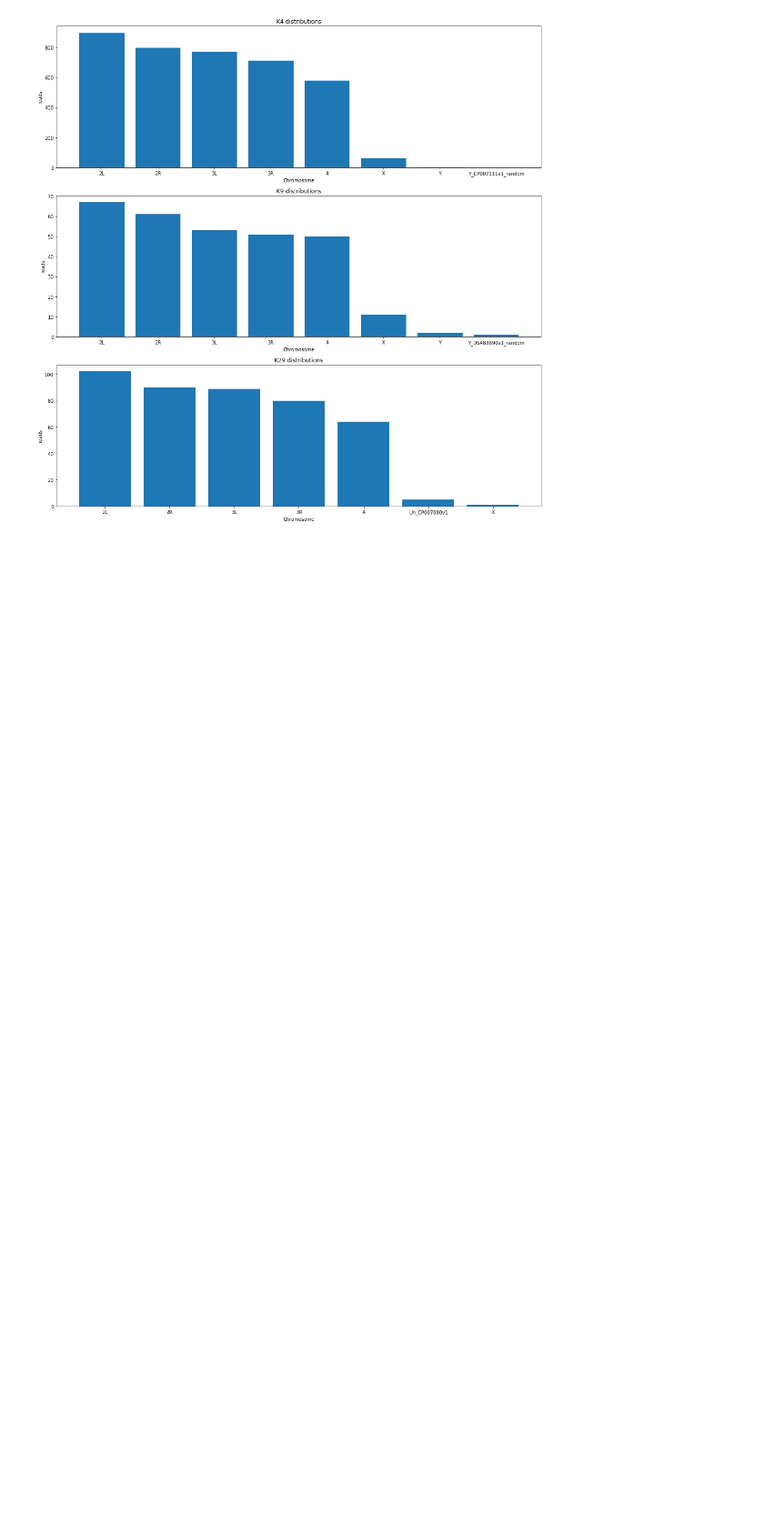
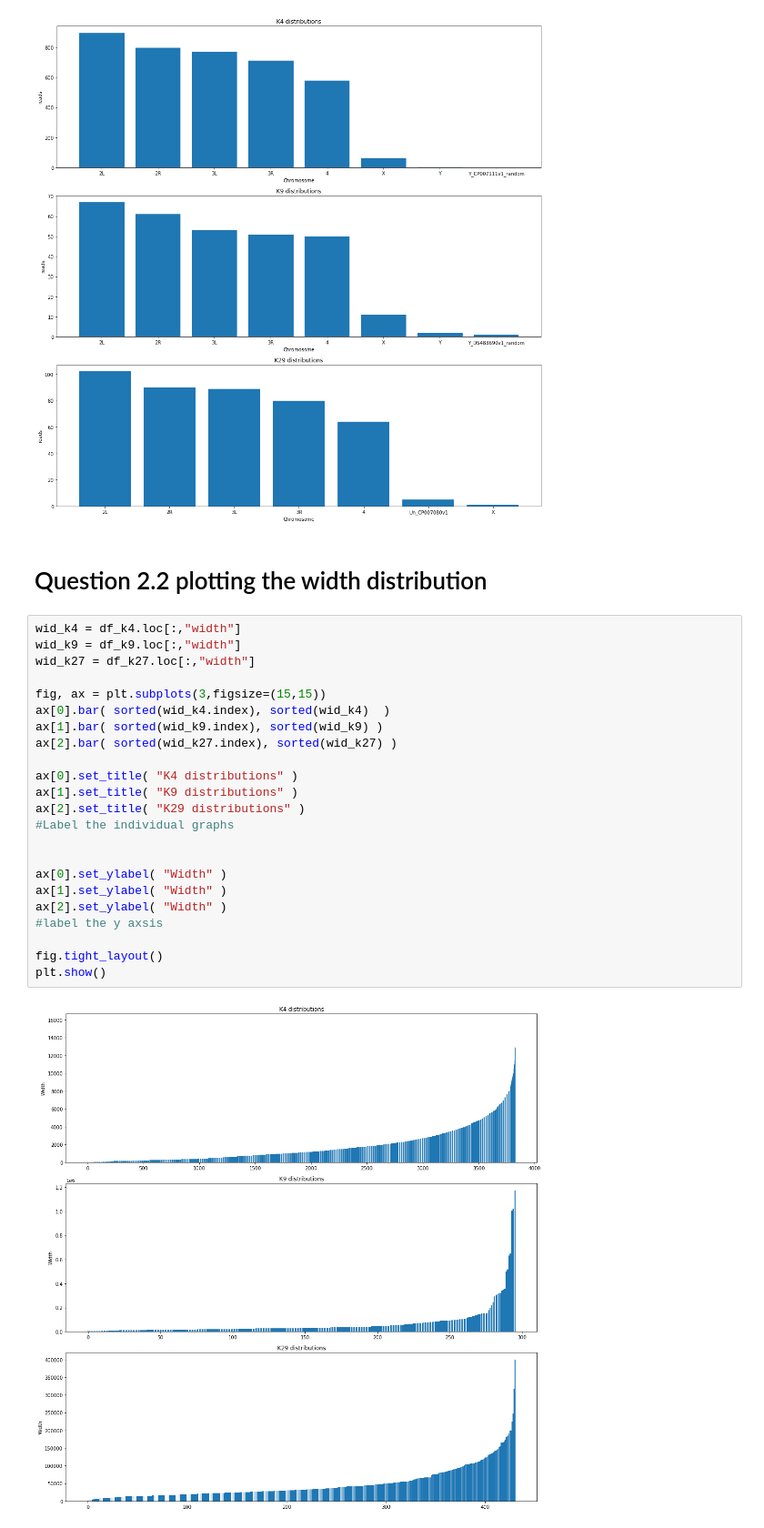
Before and after one commit to aaagrim/qbb2020-answers, a Jupyter notebook: day1-lunch/day1lunch_question2.ipynb, the cells around one changed output. Shown: that part at 91% size. Saved outputs shown, nothing was run; the diff lists cells and outputs as text; blank space fills up the shorter version.

Commit message:
Added answer to question 2.2

```diff
--- a/day1-lunch/day1lunch_question2.ipynb
+++ b/day1-lunch/day1lunch_question2.ipynb
@@ -180,3 +180,30 @@ fig.tight_layout()
 plt.show()
 # %% [output]
 [figure]
+# %% [markdown]
+# Question 2.2 plotting the width distribution
+# %%
+wid_k4 = df_k4.loc[:,"width"]
+wid_k9 = df_k9.loc[:,"width"]
+wid_k27 = df_k27.loc[:,"width"]
+
+fig, ax = plt.subplots(3,figsize=(15,15))
+ax[0].bar( sorted(wid_k4.index), sorted(wid_k4)  )
+ax[1].bar( sorted(wid_k9.index), sorted(wid_k9) )
+ax[2].bar( sorted(wid_k27.index), sorted(wid_k27) )
+
+ax[0].set_title( "K4 distributions" )
+ax[1].set_title( "K9 distributions" )
+ax[2].set_title( "K29 distributions" )
+#Label the individual graphs
+
+
+ax[0].set_ylabel( "Width" )
+ax[1].set_ylabel( "Width" )
+ax[2].set_ylabel( "Width" )
+#label the y axsis
+
+fig.tight_layout()
+plt.show()
+# %% [output]
+[figure, added]
```
